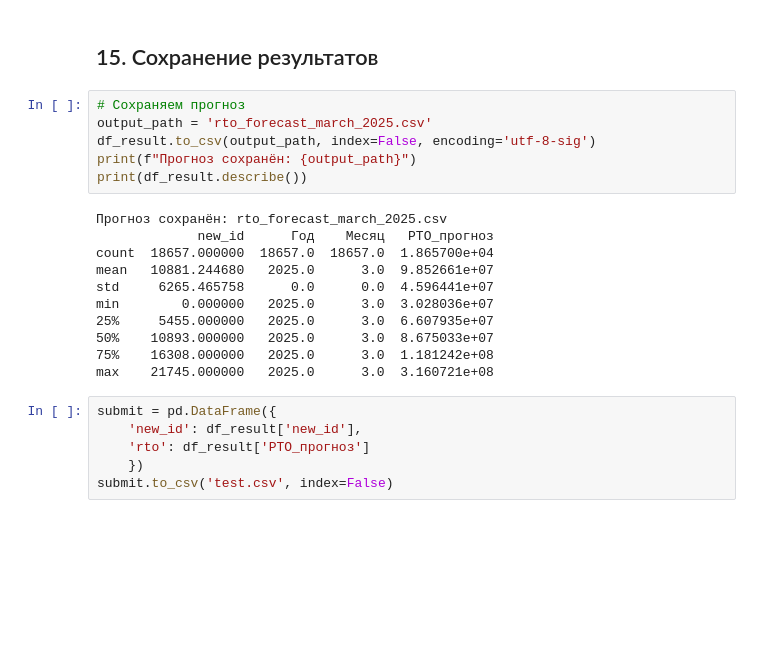
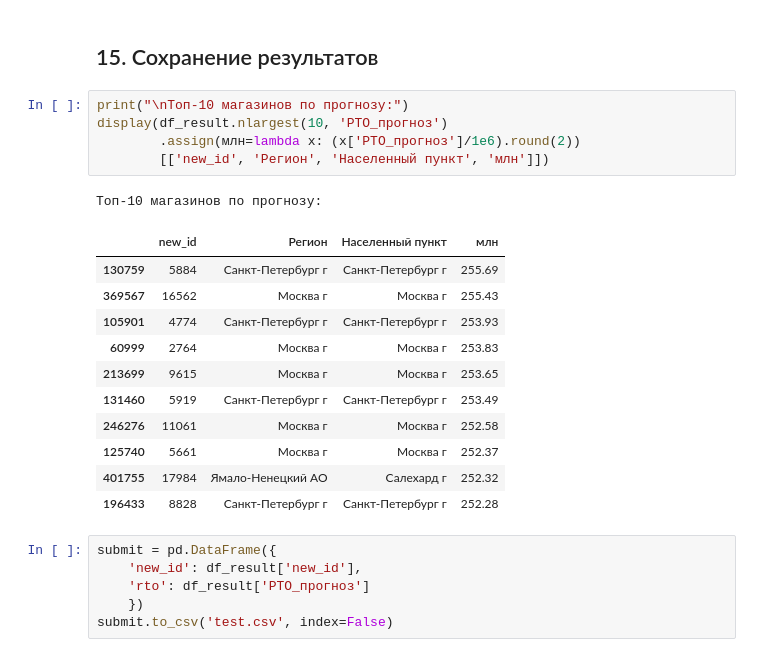
Before and after one commit to danisxde/x5_ml, a Jupyter notebook: RTO_forecast_march2025.ipynb, the cells around one changed output. Drawn from its saved outputs; the diff is of its cells as text; blank space fills up the shorter version.

```diff
--- a/RTO_forecast_march2025.ipynb
+++ b/RTO_forecast_march2025.ipynb
@@ -685,22 +693,23 @@ display(df_result.sort_values('РТО_прогноз').head(10)
 # %% [markdown]
 ## 15. Сохранение результатов
-# %%
-# Сохраняем прогноз
-output_path = 'rto_forecast_march_2025.csv'
-df_result.to_csv(output_path, index=False, encoding='utf-8-sig')
-print(f"Прогноз сохранён: {output_path}")
-print(df_result.describe())
-# %% [output]
-Прогноз сохранён: rto_forecast_march_2025.csv
-             new_id      Год    Месяц   РТО_прогноз
-count  18657.000000  18657.0  18657.0  1.865700e+04
-mean   10881.244680   2025.0      3.0  9.852661e+07
-std     6265.465758      0.0      0.0  4.596441e+07
-min        0.000000   2025.0      3.0  3.028036e+07
-25%     5455.000000   2025.0      3.0  6.607935e+07
-50%    10893.000000   2025.0      3.0  8.675033e+07
-75%    16308.000000   2025.0      3.0  1.181242e+08
-max    21745.000000   2025.0      3.0  3.160721e+08
+# %%
+print("\nТоп-10 магазинов по прогнозу:")
+display(df_result.nlargest(10, 'РТО_прогноз')
+        .assign(млн=lambda x: (x['РТО_прогноз']/1e6).round(2))
+        [['new_id', 'Регион', 'Населенный пункт', 'млн']])
+# %% [output]
+Топ-10 магазинов по прогнозу:
+|  | new_id | Регион | Населенный пункт | млн |
+| 130759 | 5884 | Санкт-Петербург г | Санкт-Петербург г | 255.69 |
+| 369567 | 16562 | Москва г | Москва г | 255.43 |
+| 105901 | 4774 | Санкт-Петербург г | Санкт-Петербург г | 253.93 |
+| 60999 | 2764 | Москва г | Москва г | 253.83 |
+| 213699 | 9615 | Москва г | Москва г | 253.65 |
+| 131460 | 5919 | Санкт-Петербург г | Санкт-Петербург г | 253.49 |
+| 246276 | 11061 | Москва г | Москва г | 252.58 |
+| 125740 | 5661 | Москва г | Москва г | 252.37 |
+| 401755 | 17984 | Ямало-Ненецкий АО | Салехард г | 252.32 |
+| 196433 | 8828 | Санкт-Петербург г | Санкт-Петербург г | 252.28 |
 # %%
 submit = pd.DataFrame({
     'new_id': df_result['new_id'],
```
Also changed, not shown: parts of 22 cells of this notebook.
